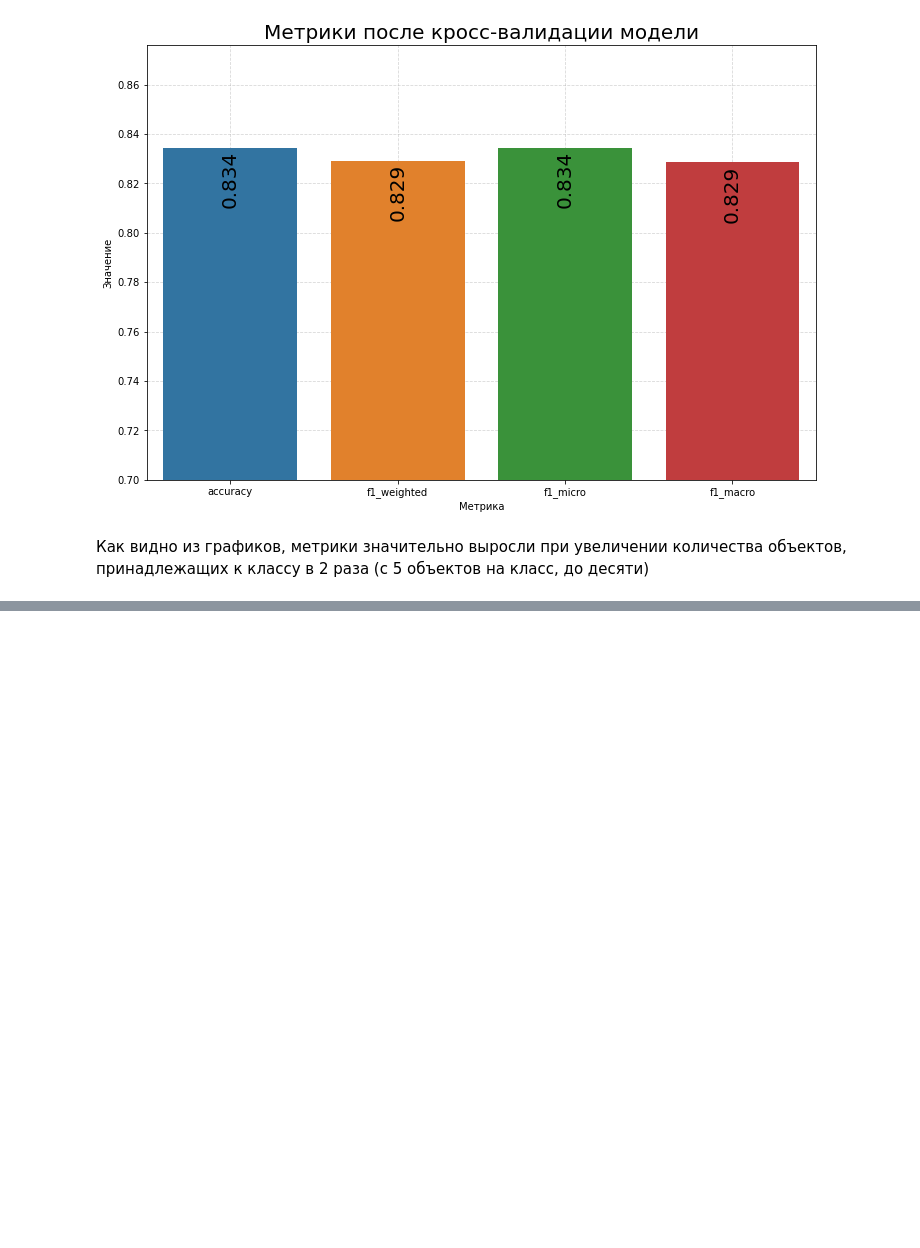
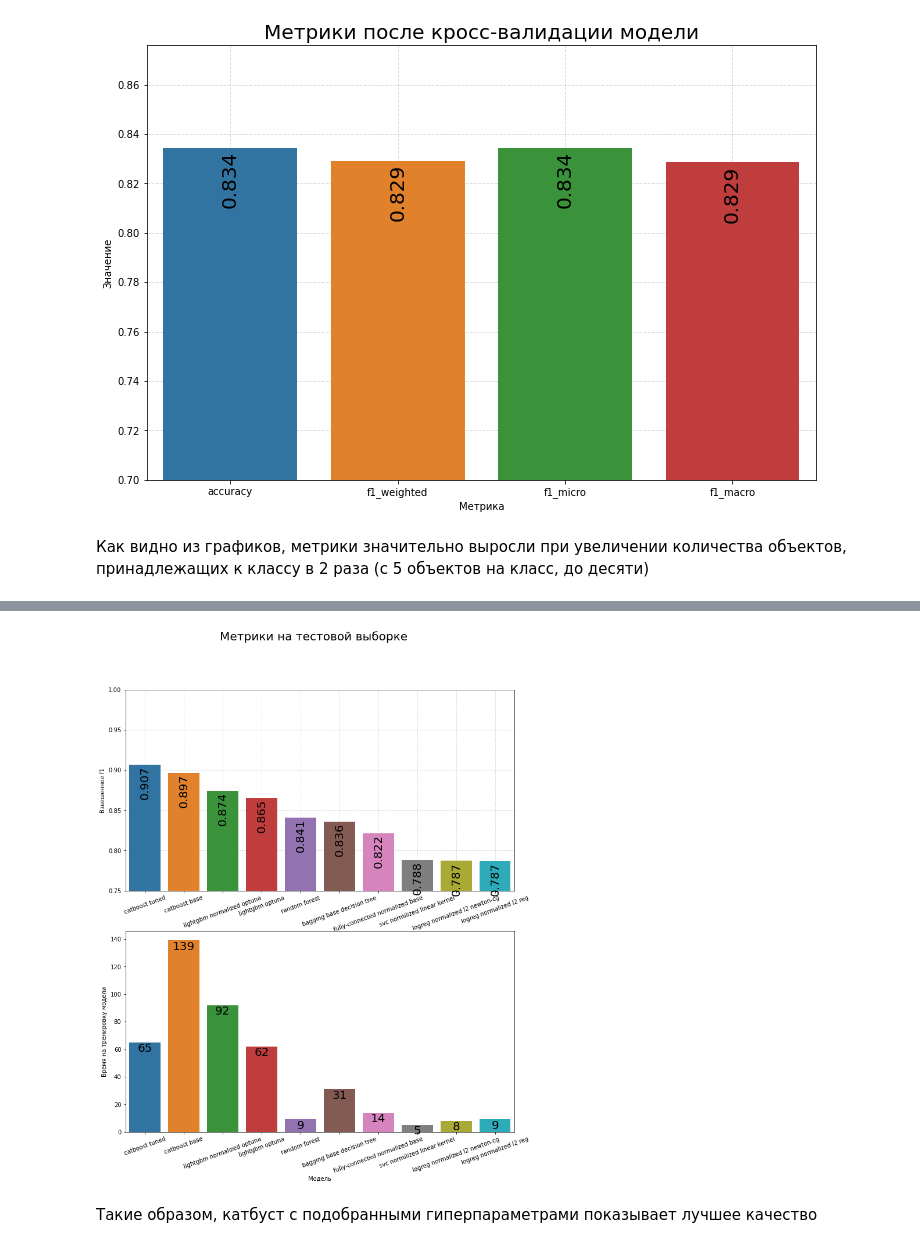
Before and after one commit to qdzzzxc/voice_classification_dusha, a Jupyter notebook: models_result.ipynb, the cells around one changed output, grey strips where cells are left out. Drawn from its saved outputs; the diff is of its cells as text; code cells hidden in the pictures; blank space fills up the shorter version.

```diff
--- a/models_result.ipynb
+++ b/models_result.ipynb
@@ -325,0 +469,35 @@ plt.show()
+# %%
+plt.figure(figsize=(12, 14))
+plt.subplot(2, 1, 1)
+bar = sns.barplot(
+    x=list(best_models["tags.mlflow.runName"]),
+    y="metrics.f1_weighted",
+    data=best_models,
+    zorder=2,
+)
+plt.xticks(rotation=20)
+for container in bar.containers:
+    bar.bar_label(container, fmt="%.3f", rotation=90, padding=-60, size=20)
+bar.set_xlabel("Модель")
+bar.set_ylabel("Взвешенноe f1")
+plt.grid(alpha=0.5, linestyle="--", zorder=0)
+plt.ylim(0.75, 1)
+
+plt.subplot(2, 1, 2)
+bar = sns.barplot(
+    x=list(best_models["tags.mlflow.runName"]),
+    y="training_time",
+    data=best_models,
+)
+plt.xticks(rotation=20)
+for container in bar.containers:
+    bar.bar_label(container, fmt="%.0f", size=20, padding=-20)
+bar.set_xlabel("Модель")
+bar.set_ylabel("Время на тренировку модели")
+
+plt.suptitle("Метрики на тестовой выборке", size=20)
+plt.show()
+# %% [output]
+[figure, added]
+# %% [markdown]
+Такие образом, катбуст с подобранными гиперпараметрами показывает лучшее качество
```
Also changed, not shown: parts of 40 cells of this notebook, 9 other files.
